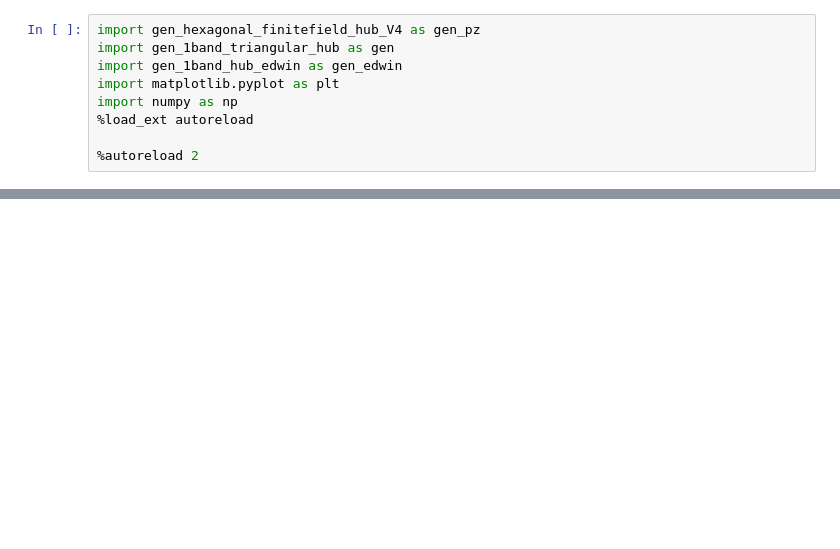
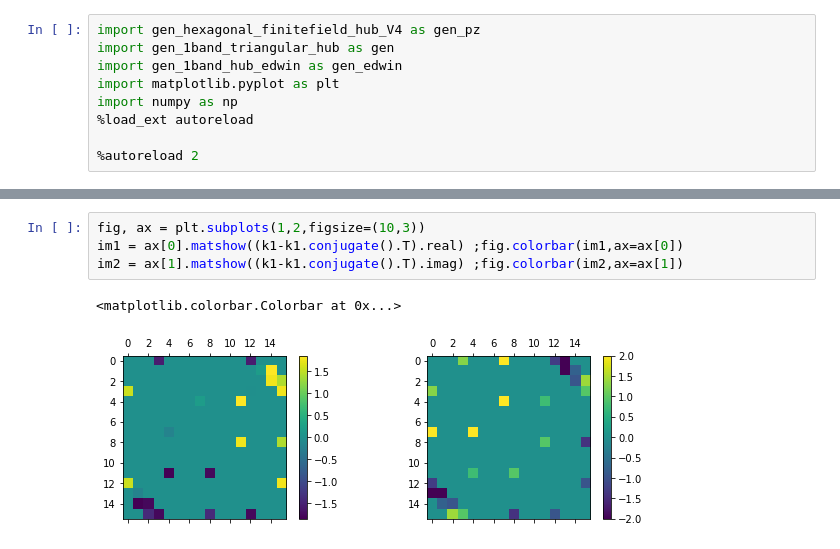
Before and after one commit to katherineding/dqmc-dev, a Jupyter notebook: util/sanity_check_gen_1band_triangular_hub.ipynb, the cells around one changed output, grey strips where cells are left out. Cells and saved outputs as stored; diff of their text form; blank space fills up the shorter version.

```diff
--- a/util/sanity_check_gen_1band_triangular_hub.ipynb
+++ b/util/sanity_check_gen_1band_triangular_hub.ipynb
@@ -34 +64,8 @@ ax[1].matshow(p1alt.real)
+# %%
+fig, ax = plt.subplots(1,2,figsize=(10,3))
+im1 = ax[0].matshow((k1-k1.conjugate().T).real) ;fig.colorbar(im1,ax=ax[0])
+im2 = ax[1].matshow((k1-k1.conjugate().T).imag) ;fig.colorbar(im2,ax=ax[1])
+# %% [output]
+<matplotlib.colorbar.Colorbar at 0x...>
+[figure, added]
 # %%
```
Also changed, not shown: parts of 9 cells of this notebook.
